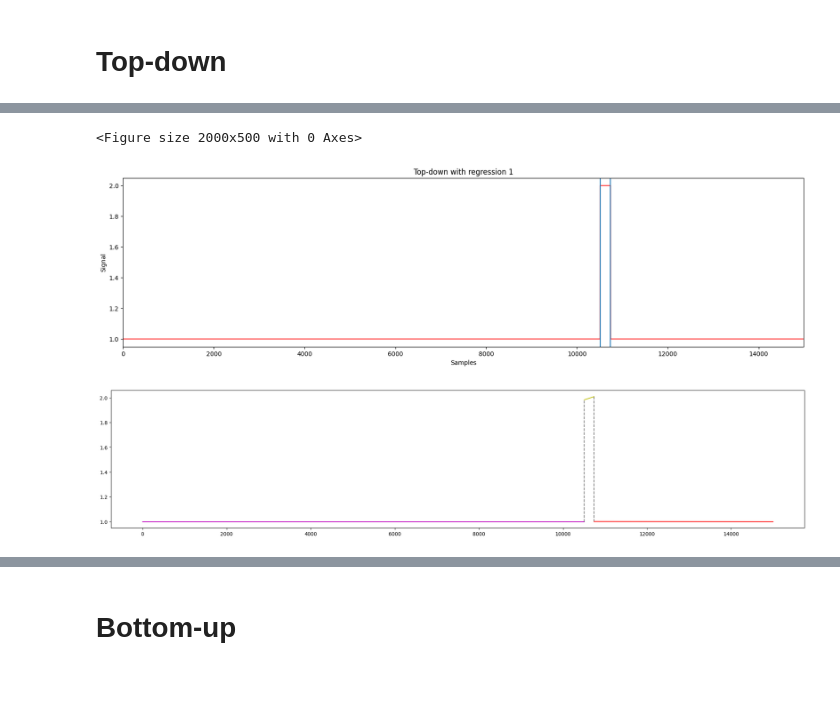
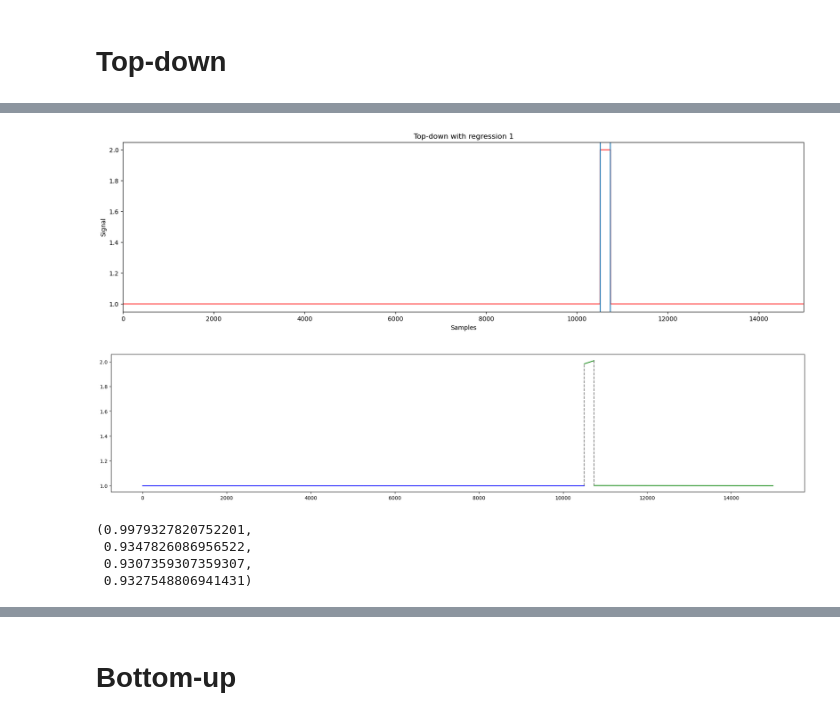
Before and after one commit to ritvien/A-Survey-Segmental-Algorithms, a Jupyter notebook: 2019_P601_Status.ipynb, the cells around one changed output, grey strips where cells are left out. Saved outputs shown, nothing was run; the diff lists cells and outputs as text; code cells hidden in the pictures; blank space fills up the shorter version.

```diff
--- a/2019_P601_Status.ipynb
+++ b/2019_P601_Status.ipynb
@@ -195,12 +204,18 @@ draw_approximate_line(line_segments);
 # %%
 max_error = 1
 data = list(SWaT_2019_df[anomaly_feature].values)
 ts_segments, line_segments = segment.get_ts_segments(segment.topdownsegment, data, fit.regression, fit.sumsquared_error, max_error)
 figure(figsize=(20,5))
 draw_plot(data,f"Top-down with regression {max_error}")
 draw_xvline(line_segments)
 draw_approximate_line(line_segments);
+anomaly_segment = get_anomaly_segment(line_segments)
+acc_topdown,pre_topdown,recall_topdown,f1_topdown = metrics(SWaT_2019_df,attack_indx,anomaly_segment)
+acc_topdown,pre_topdown,recall_topdown,f1_topdown
 # %% [output]
-<Figure size 2000x500 with 0 Axes>
 [figure]
-[figure, old version]
+[figure, new version]
+(0.9979327820752201,
+ 0.9347826086956522,
+ 0.9307359307359307,
+ 0.9327548806941431)
```
Also changed, not shown: parts of 37 cells of this notebook.
